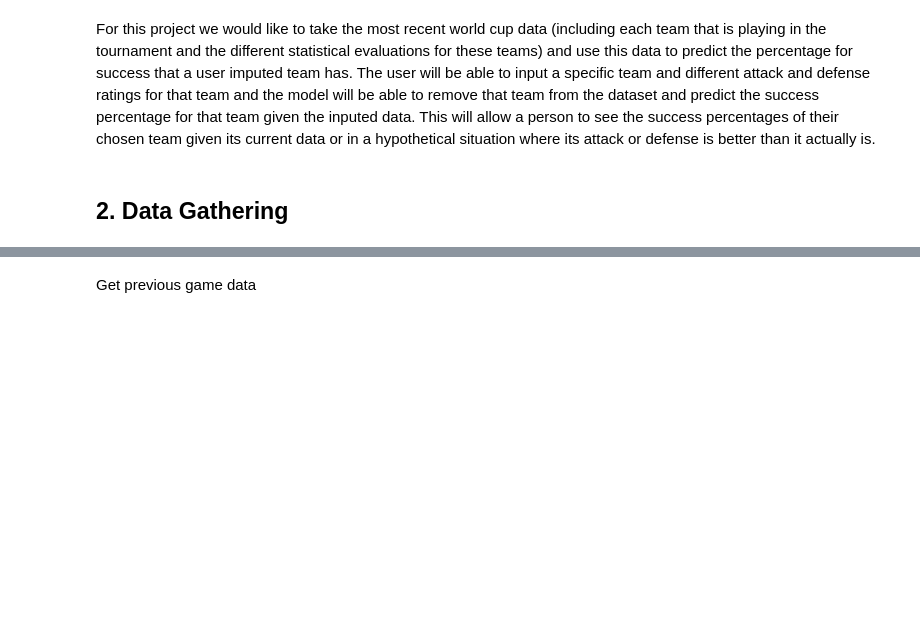
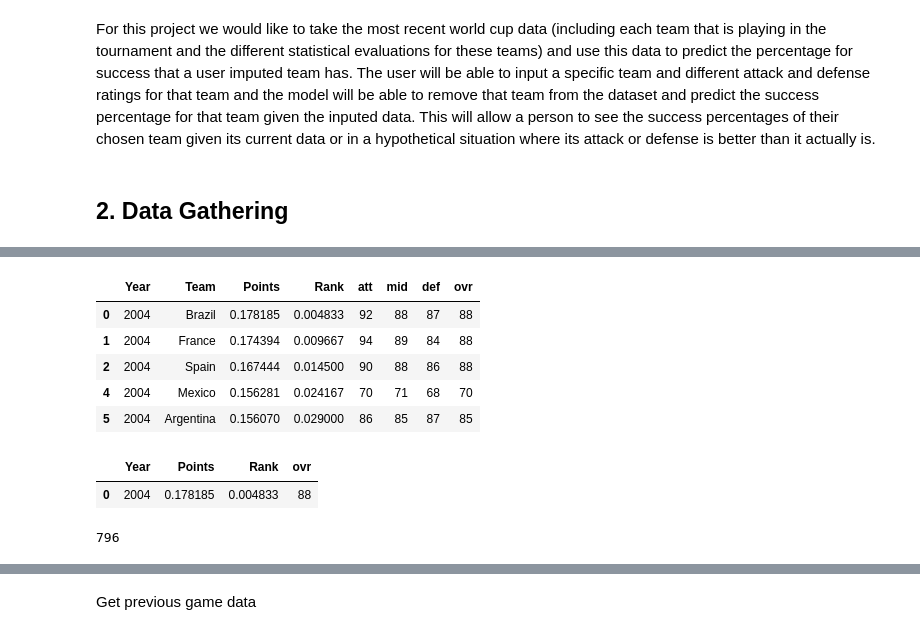
Before and after one commit to DavidHoffman11/WorldCupPredictor, a Jupyter notebook: world_cup_prediction.ipynb, the cells around one changed output, grey strips where cells are left out. Cells and saved outputs as stored; diff of their text form; code cells hidden in the pictures; blank space fills up the shorter version.

```diff
--- a/world_cup_prediction.ipynb
+++ b/world_cup_prediction.ipynb
@@ -97,0 +138,28 @@ data.tail(5)
+# %%
+# Need to use the driver: https://stackoverflow.com/questions/52687372/beautifulsoup-not-returning-complete-html-of-the-page
+import time
+from bs4 import BeautifulSoup
+from selenium import webdriver
+import numpy as np
+
+points = pd.DataFrame(columns=['Year', 'Team', 'Points', 'Rank'])
+
+url = "https://www.fifa.com/fifa-world-ranking/men?dateId=id13603"
+driver = webdriver.Chrome(executable_path=r"C:/Users/Kyle/Downloads/chromedriver_win32/chromedriver.exe")
+driver.get(url)
+time.sleep(3) #if you want to wait 3 seconds for the page to load
+driver.find_element_by_xpath("//button[@id='onetrust-accept-btn-handler']").click()
+
+
+for year in range(2004, 2023):
+    # Get data of top 100 teams from 2004 to 2022 in February
+    date = 'Feb ' + str(year)
+    xPath = "//button[@class='ff-dropdown_dropupContentButton__3WmBL' and contains(.,'" + date + "')]"
+    driver.find_element_by_xpath("//div[@class='ff-dropdown_dropup__3DoLH null ']").click()
+    driver.find_element_by_xpath(xPath).click() # click to this year
+    time.sleep(1) # wait for the page to load for 1 sec
+    points = parseFifaRankData(points, driver.page_source, year)
+
+    driver.find_element_by_xpath("//div[@aria-label='Go to Page 2']").click() # page 2
+    time.sleep(1) # wait for the page to load for 1 sec
+    points = parseFifaRankData(points, driver.page_source, year)
@@ -97,0 +258,7 @@ data.tail(5)
+# %%
+data.loc[data["Team"] == "Austria (National team)", "Team"] = "Austria"
+data.loc[data["Team"] == "Holland", "Team"] = "Netherlands"
+data.loc[data["Team"] == "Rep. Of Korea", "Team"] = "Korea Republic"
+data.loc[data["Team"] == "United States", "Team"] = "USA"
+data.loc[data["Team"] == "Republic Of Ireland", "Team"] = "Republic of Ireland"
+points.loc[points["Team"] == "Korea DPR", "Team"] = "Korea Republic"
@@ -97,0 +276,22 @@ data.tail(5)
+# %%
+dataToImpute = pd.merge(points, data, how='left', on=['Year','Team'])
+dataToImpute = dataToImpute.dropna()
+dataToImpute.head(5)
+# %% [output]
+|  | Year | Team | Points | Rank | att | mid | def | ovr |
+| 0 | 2004 | Brazil | 0.178185 | 0.004833 | 92 | 88 | 87 | 88 |
+| 1 | 2004 | France | 0.174394 | 0.009667 | 94 | 89 | 84 | 88 |
+| 2 | 2004 | Spain | 0.167444 | 0.014500 | 90 | 88 | 86 | 88 |
+| 4 | 2004 | Mexico | 0.156281 | 0.024167 | 70 | 71 | 68 | 70 |
+| 5 | 2004 | Argentina | 0.156070 | 0.029000 | 86 | 85 | 87 | 85 |
+# %%
+# Drop the columns
+dataToImpute = dataToImpute.drop(columns=['Team', 'att', 'mid', 'def'])
+dataToImpute.head(1)
+# %% [output]
+|  | Year | Points | Rank | ovr |
+| 0 | 2004 | 0.178185 | 0.004833 | 88 |
+# %%
+len(dataToImpute)
+# %% [output]
+796
```
Also changed, not shown: parts of 61 cells of this notebook.
